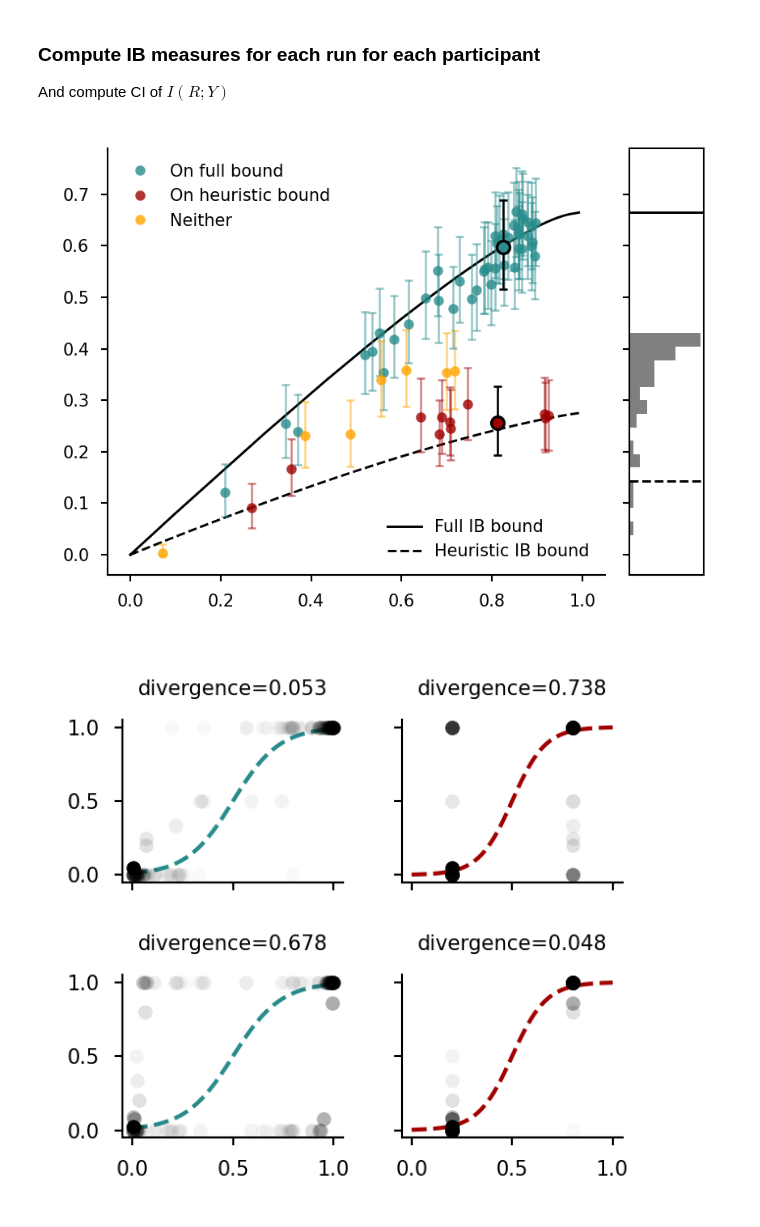
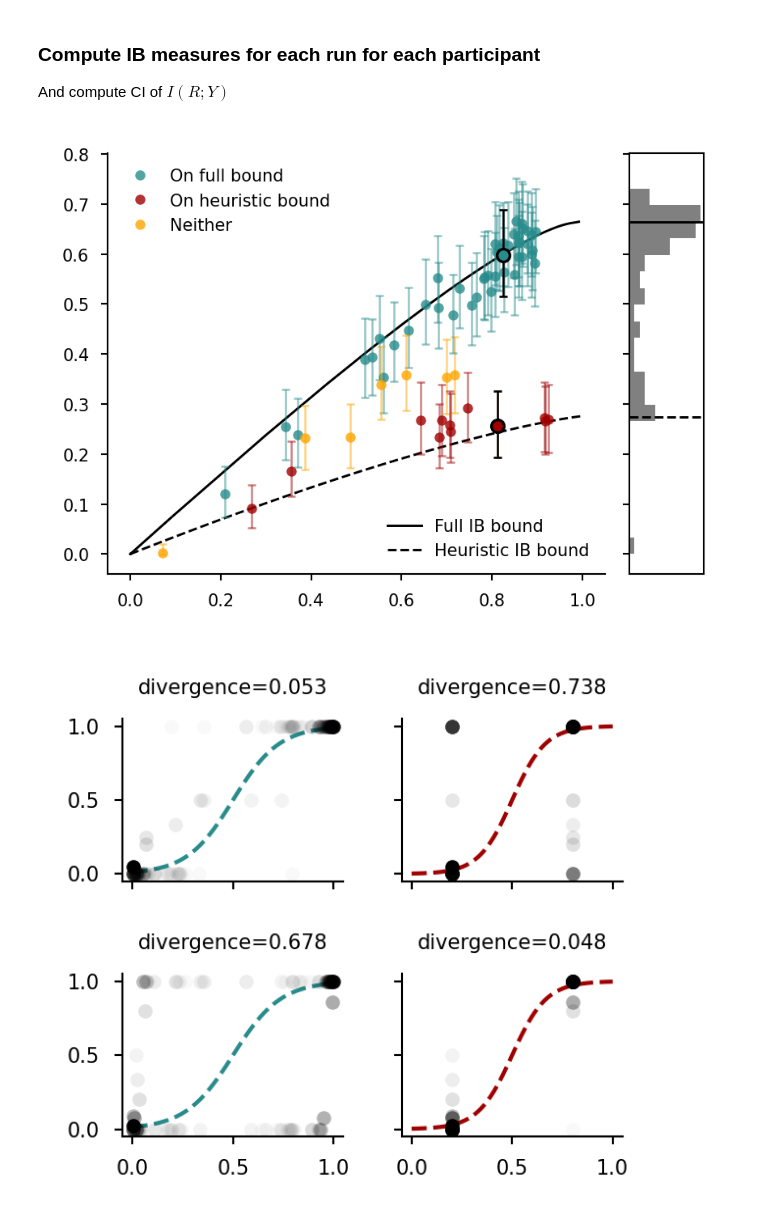
Before and after one commit to jacobaparker/human-inference-IB, a Jupyter notebook: main_analyses_figures.ipynb, the cells around one changed output. Saved outputs shown, nothing was run; the diff lists cells and outputs as text; code cells hidden in the pictures.

```diff
--- a/main_analyses_figures.ipynb
+++ b/main_analyses_figures.ipynb
@@ -491,35 +502,37 @@ for sjind in highlighted_sjs:
         ax.plot(ibdf_beads[sjconds]['Ixr'],ibdf_beads[sjconds]['Iry'],'o',c=nonecolor,alpha=high_alpha,markersize=3.8,markeredgewidth=high_width,markeredgecolor=high_color)
 
 leg1 = ax.legend(handles=[onfullbound, onheurbound, other],fontsize=5, frameon=False, loc='upper left')
 leg2 = ax.legend(handles=[full_bound, heur_bound],fontsize=5, frameon=False, loc='lower right')
 ax.add_artist(leg1)
 
 format_axis(ax)
 
 Iry_interp_opt = np.interp(ibdf_beads.loc[conds,'Ixr'], emp_bound_opt_beads['I_XR'], emp_bound_opt_beads['I_RY'])
 Iry_interp_1b = np.interp(ibdf_beads.loc[conds,'Ixr'], emp_bound_heur_beads['I_XR'], emp_bound_heur_beads['I_RY'])
+relative_heur = Iry_interp_1b / Iry_interp_opt
 
-avg_rel_1b = Iry_interp_1b.mean()
-yvals_norm = Iry_interp_opt * emp_bound_opt_beads['I_RY'].max()
-counts, bins = np.histogram(yvals_norm, bins=15)
+avg_rel_1b = relative_heur.mean()
+yvals_norm = ibdf_beads.loc[conds,'info_efficiency'].to_numpy() * emp_bound_opt_beads['I_RY'].max()
+bins = (np.arange(0,1.2,0.05)) * emp_bound_opt_beads['I_RY'].max()
+counts, bins = np.histogram(yvals_norm, bins=bins)
 
 ax_hist = ax.inset_axes([1.05, 0, 0.15, 1], sharey=ax)
 ax_hist.barh((bins[:-1] + bins[1:]) / 2, counts, height=(bins[1] - bins[0]), color='gray')
 ax_hist.axhline(emp_bound_opt_beads['I_RY'].max(), color='black', linestyle='-', linewidth=0.7)
 ax_hist.axhline(avg_rel_1b * emp_bound_opt_beads['I_RY'].max(), color='black', linestyle='--', linewidth=0.7)
 # ax_hist.set_xlabel('Count')
 ax_hist.set_ylabel('')
 # ax_hist.set_yticks([])
 ax_hist.tick_params(axis='y', labelleft=False, labelsize=5, width=0.5, length=2)
 ax_hist.set_xticks([])
 ax_hist.set_ylim(ax.get_ylim())
 ax_hist.grid(False)
 ax_hist.spines['bottom'].set_linewidth(0.5)
 ax_hist.spines['left'].set_linewidth(0.5)
 ax_hist.spines['top'].set_linewidth(0.5)
 ax_hist.spines['right'].set_linewidth(0.5)
 plt.tight_layout()
 savefig(fig, 'Figure3/figure3_beads_IBplot')
 # %% [output]
-[figure, old version]
+[figure, new version]
 # %%
```
Also changed, not shown: parts of 14 cells of this notebook, 12 other files.
